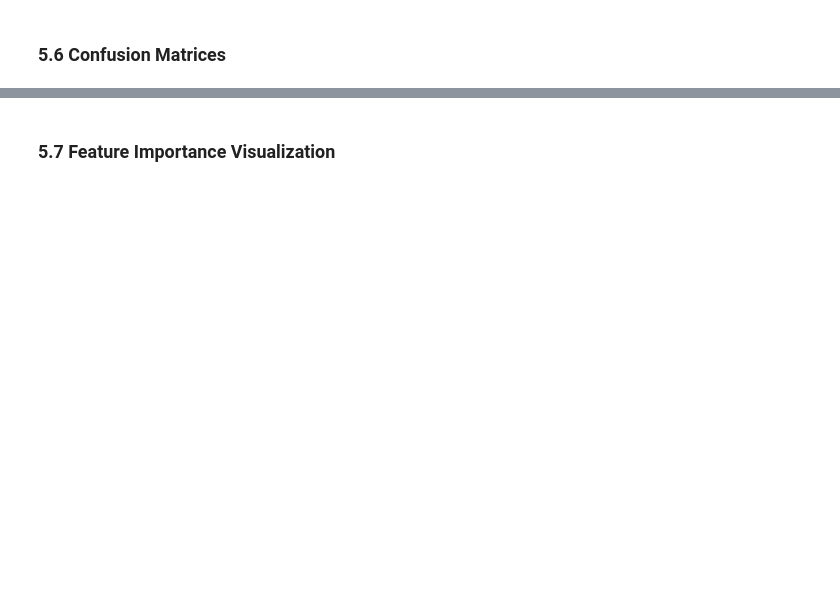
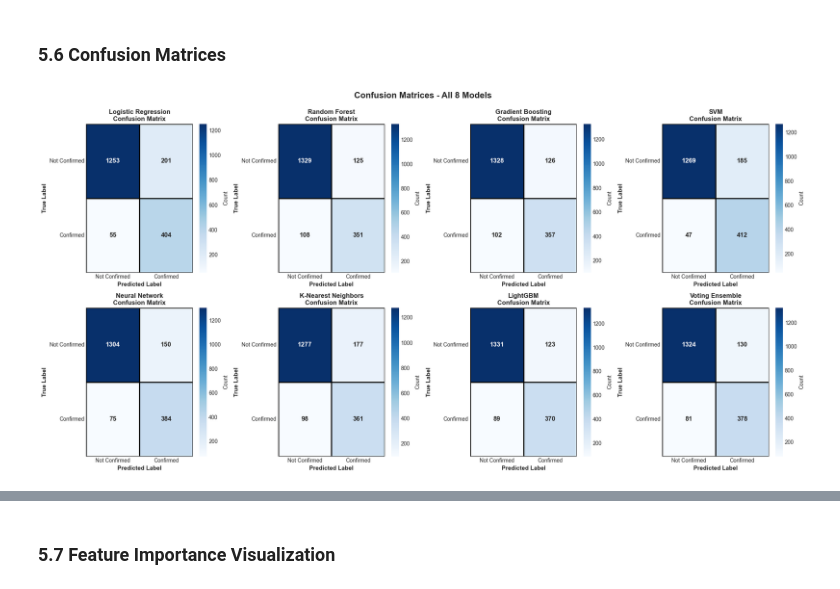
Before and after one commit to novance-ux/Planet_Search_algo, a Jupyter notebook: stellar analytics/kepler_analysis.ipynb, the cells around one changed output, grey strips where cells are left out. Cells and saved outputs as stored; diff of their text form; code cells hidden in the pictures; blank space fills up the shorter version.

Commit message:
Updated kepler analysis notebook and added new visualizations

```diff
--- a/stellar analytics/kepler_analysis.ipynb
+++ b/stellar analytics/kepler_analysis.ipynb
@@ -560,0 +583,18 @@ GradientBoostingClassifier does not accept missing values encoded as NaN nativel
+# %%
+#SVM
+from sklearn.svm import SVC
+from sklearn.metrics import accuracy_score, precision_score, recall_score, f1_score, roc_auc_score
+
+# Train SVM with imputed and scaled data (same as Logistic Regression)
+# Using probability=True to get probability predictions for ROC-AUC
+svm_model = SVC(kernel='rbf', C=1.0, gamma='scale', probability=True, random_state=42)
+svm_model.fit(X_train_imputed, y_train)
+y_pred_svm = svm_model.predict(X_test_imputed)
+y_pred_proba_svm = svm_model.predict_proba(X_test_imputed)[:, 1]
+
+print("Support Vector Machine Performance:")
+print(f"  Accuracy:  {accuracy_score(y_test, y_pred_svm):.4f}")
+print(f"  Precision: {precision_score(y_test, y_pred_svm):.4f}")
+print(f"  Recall:    {recall_score(y_test, y_pred_svm):.4f}")
+print(f"  F1-Score:  {f1_score(y_test, y_pred_svm):.4f}")
+print(f"  ROC-AUC:   {roc_auc_score(y_test, y_pred_proba_svm):.4f}")
@@ -635,18 +1000,31 @@ plt.show()
 # %% [markdown]
 ### 5.6 Confusion Matrices
 # %%
-fig, axes = plt.subplots(1, 3, figsize=(18, 5))
+from sklearn.metrics import confusion_matrix
+import matplotlib.pyplot as plt
+import seaborn as sns
+
+# Create confusion matrices for all 8 models
+model_names = list(model_results.keys())
+
+# Create a 2x4 grid for 8 confusion matrices
+fig, axes = plt.subplots(2, 4, figsize=(20, 10))
+axes = axes.flatten()  # Flatten to make indexing easier
 
 for idx, model_name in enumerate(model_names):
     cm = confusion_matrix(y_test, model_results[model_name]['predictions'])
     sns.heatmap(cm, annot=True, fmt='d', cmap='Blues', ax=axes[idx],
-               cbar_kws={'label': 'Count'}, linewidths=1, linecolor='black')
+               cbar_kws={'label': 'Count'}, linewidths=1, linecolor='black',
+               annot_kws={'size': 12, 'weight': 'bold'})
     axes[idx].set_title(f'{model_name}\nConfusion Matrix', fontsize=12, fontweight='bold')
-    axes[idx].set_ylabel('True Label', fontsize=11)
-    axes[idx].set_xlabel('Predicted Label', fontsize=11)
-    axes[idx].set_xticklabels(['Not Confirmed', 'Confirmed'])
-    axes[idx].set_yticklabels(['Not Confirmed', 'Confirmed'])
+    axes[idx].set_ylabel('True Label', fontsize=11, fontweight='bold')
+    axes[idx].set_xlabel('Predicted Label', fontsize=11, fontweight='bold')
+    axes[idx].set_xticklabels(['Not Confirmed', 'Confirmed'], fontsize=10)
+    axes[idx].set_yticklabels(['Not Confirmed', 'Confirmed'], fontsize=10, rotation=0)
 
+plt.suptitle('Confusion Matrices - All 8 Models', fontsize=16, fontweight='bold', y=0.995)
 plt.tight_layout()
-plt.savefig('visualizations/09_confusion_matrices.png', dpi=300, bbox_inches='tight')
+plt.savefig('visualizations/09_confusion_matrices_all_8.png', dpi=300, bbox_inches='tight')
 plt.show()
+# %% [output]
+[figure, added]
```
Also changed, not shown: parts of 22 cells of this notebook, 13 other files.
